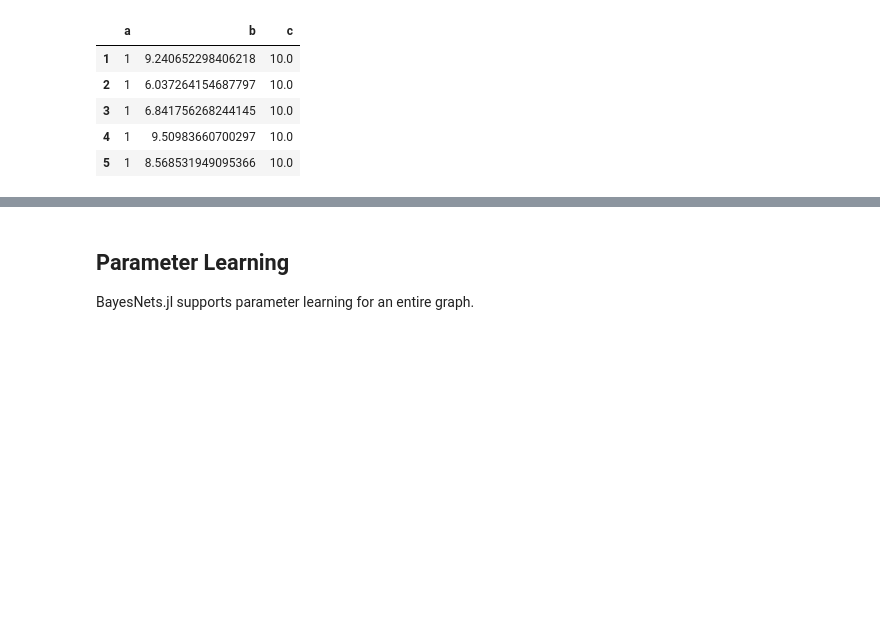
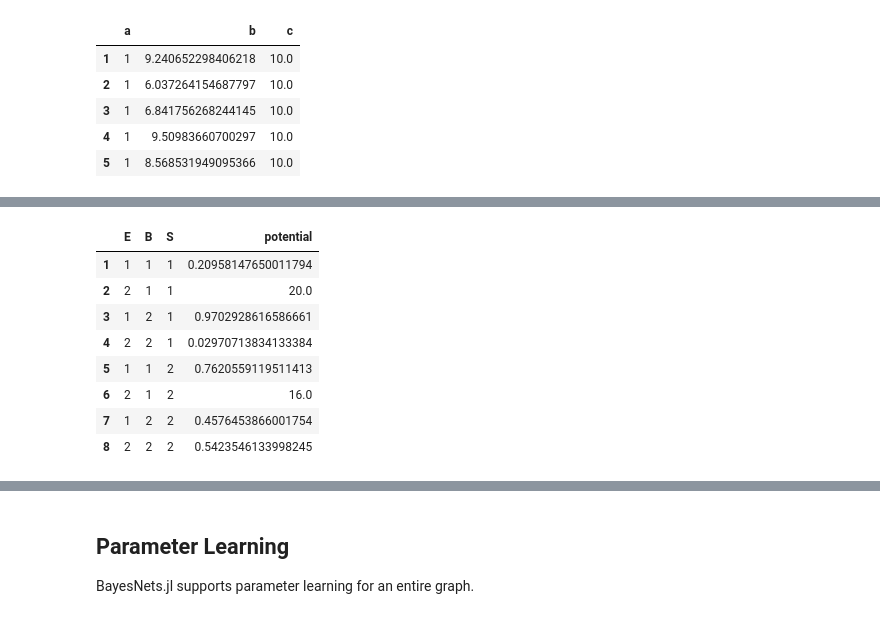
Before and after one commit to sisl/BayesNets.jl, a Jupyter notebook: doc/BayesNets.ipynb, the cells around one changed output, grey strips where cells are left out. Drawn from its saved outputs; the diff is of its cells as text; code cells hidden in the pictures; blank space fills up the shorter version.

```diff
--- a/doc/BayesNets.ipynb
+++ b/doc/BayesNets.ipynb
@@ -200,0 +312,13 @@ rand(bn_gibbs, sampler, 5)
+# %%
+ft[Assignment(:E => 2, :B => 1)] = [20, 16]
+DataFrame(ft)
+# %% [output]
+|  | E | B | S | potential |
+| 1 | 1 | 1 | 1 | 0.20958147650011794 |
+| 2 | 2 | 1 | 1 | 20.0 |
+| 3 | 1 | 2 | 1 | 0.9702928616586661 |
+| 4 | 2 | 2 | 1 | 0.02970713834133384 |
+| 5 | 1 | 1 | 2 | 0.7620559119511413 |
+| 6 | 2 | 1 | 2 | 16.0 |
+| 7 | 1 | 2 | 2 | 0.4576453866001754 |
+| 8 | 2 | 2 | 2 | 0.5423546133998245 |
```
Also changed, not shown: parts of 26 cells of this notebook, 17 other files.
